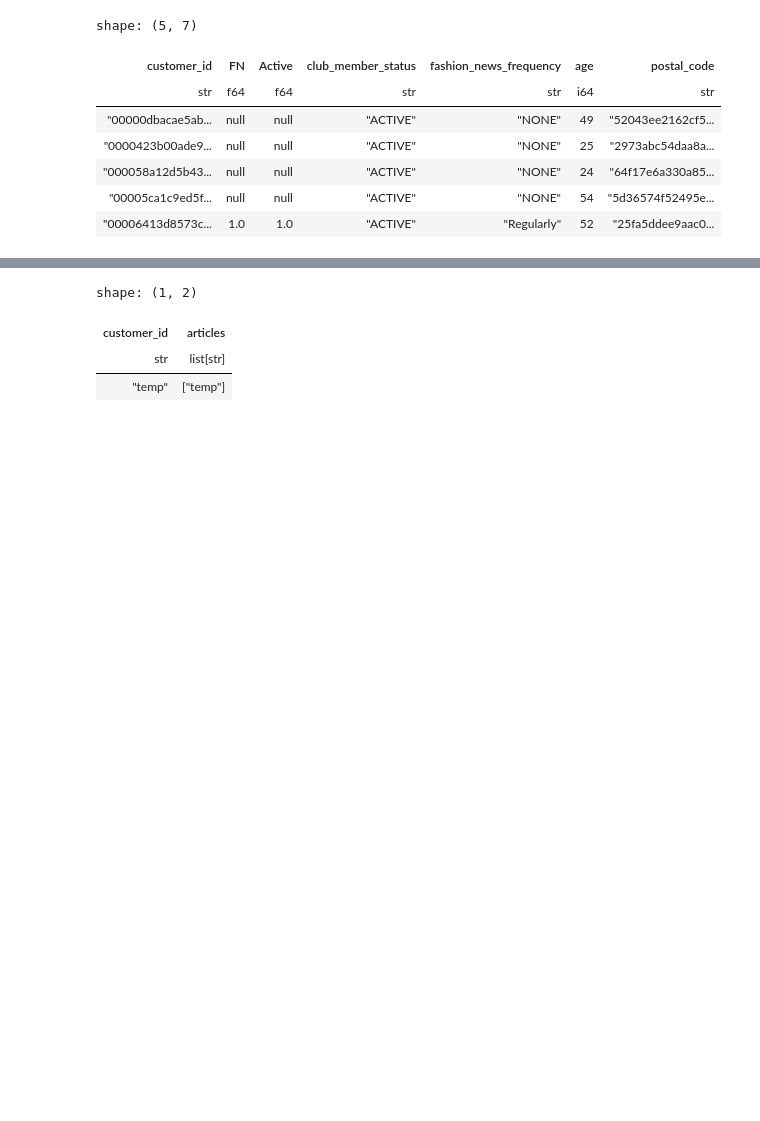
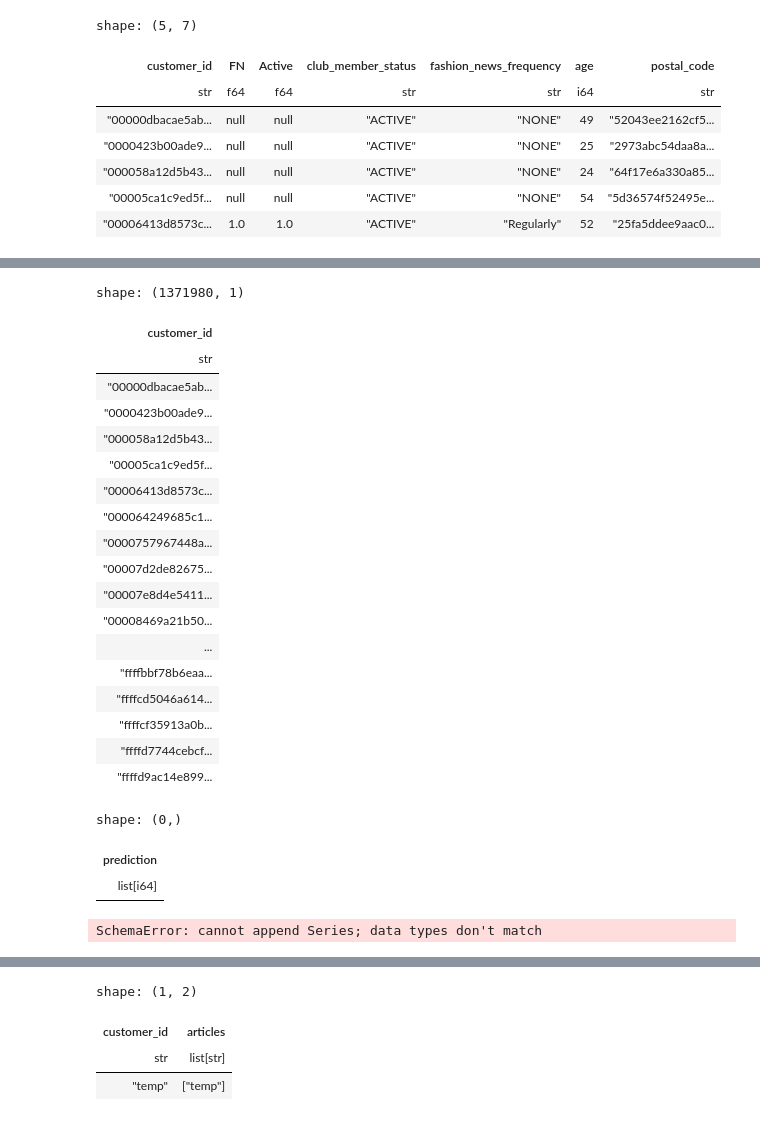
Before and after one commit to raclan/CIS_4496_Project, a Jupyter notebook: code/notebooks/polars_test.ipynb, the cells around one changed output, grey strips where cells are left out. Cells and saved outputs as stored; diff of their text form; code cells hidden in the pictures; blank space fills up the shorter version.

```diff
--- a/code/notebooks/polars_test.ipynb
+++ b/code/notebooks/polars_test.ipynb
@@ -23,0 +28,36 @@ ValueError: Series constructor called with unsupported type; got <class 'float'>
+# %%
+# submission = pl.DataFrame([['1', '2']], schema={"customer_id": str})
+submission = df_c.select('customer_id')
+# submission.insert_at_idx(submission.width, pl.Series('prediction', ['test', 'temp']))
+submission
+# %% [output]
+shape: (1371980, 1)
+| customer_id |
+| str |
+| "00000dbacae5ab... |
+| "0000423b00ade9... |
+| "000058a12d5b43... |
+| "00005ca1c9ed5f... |
+| "00006413d8573c... |
+| "000064249685c1... |
+| "0000757967448a... |
+| "00007d2de82675... |
+| "00007e8d4e5411... |
+| "00008469a21b50... |
+| ... |
+| "ffffbbf78b6eaa... |
+| "ffffcd5046a614... |
+| "ffffcf35913a0b... |
+| "ffffd7744cebcf... |
+| "ffffd9ac14e899... |
+# %%
+predictions = pl.Series('prediction', dtype=pl.List(inner=pl.Int64))
+predictions
+# %% [output]
+shape: (0,)
+| prediction |
+| list[i64] |
+# %%
+predictions.append(df_a.select('article_id').sample(n=12, seed=9).get_column('article_id'))
+# %% [output]
+SchemaError: cannot append Series; data types don't match
```
Also changed, not shown: parts of 6 cells of this notebook, 4 other files.
